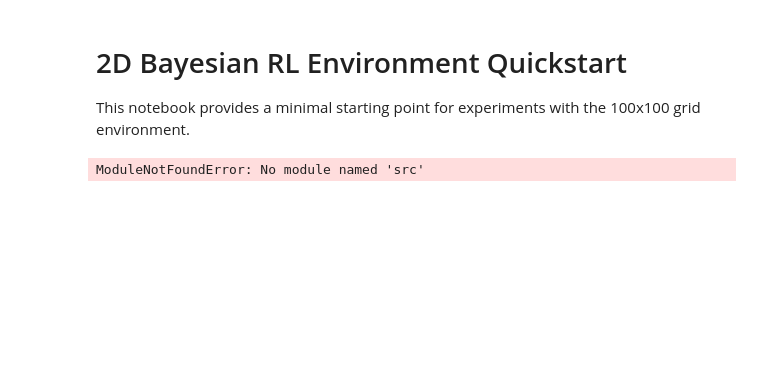
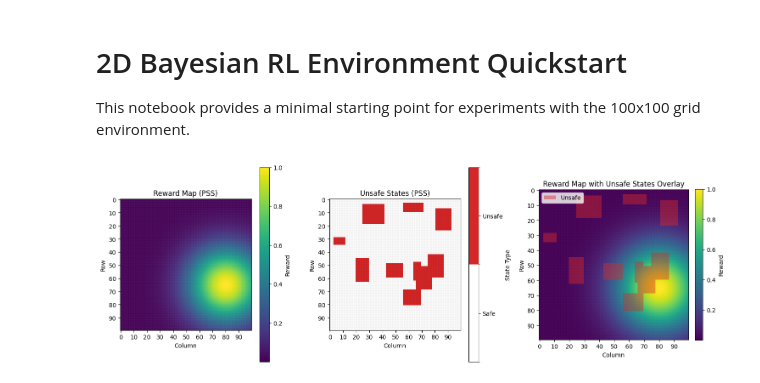
Before and after one commit to ThijsvSchaik/BayesianRLunderUncertainty, a Jupyter notebook: notebooks/environment_quickstart.ipynb, the cells around one changed output. Saved outputs shown, nothing was run; the diff lists cells and outputs as text; code cells hidden in the pictures; blank space fills up the shorter version.

Commit message:
Full environment setup, starting on the GP implementation

```diff
--- a/notebooks/environment_quickstart.ipynb
+++ b/notebooks/environment_quickstart.ipynb
@@ -3,19 +3,17 @@
 This notebook provides a minimal starting point for experiments with the 100x100 grid environment.
 # %%
 from pathlib import Path
+import matplotlib.pyplot as plt
 import sys
+import numpy as np
+
 
 # Ensure project root (parent of notebooks/) is on PYTHONPATH
 project_root = Path.cwd().resolve().parent
 if str(project_root) not in sys.path:
     sys.path.insert(0, str(project_root))
 
-from src import GridGaussianEnvironment
+# Import directly from module (not from src/__init__.py)
+from src.environment_2 import ProbabilisticSimpleSystem
 
-env = GridGaussianEnvironment(seed=42)
-env.reset()
+env = ProbabilisticSimpleSystem(seed=64)
-# %% [output]
-ModuleNotFoundError: No module named 'src'
-# %%
-state, reward, done, info = env.step('Right')
-state, reward, done, info
@@ -27,0 +20,8 @@ ax.figure.tight_layout()
+# %%
+fig, axs = plt.subplots(1, 3, figsize=(15, 5))
+env.plot_reward_map(ax=axs[0])
+env.plot_unsafe_mask(ax=axs[1])
+env.plot_combined(ax=axs[2])
+plt.tight_layout()
+# %% [output]
+[figure, added]
```
Also changed, not shown: parts of 6 cells of this notebook, 6 other files.
